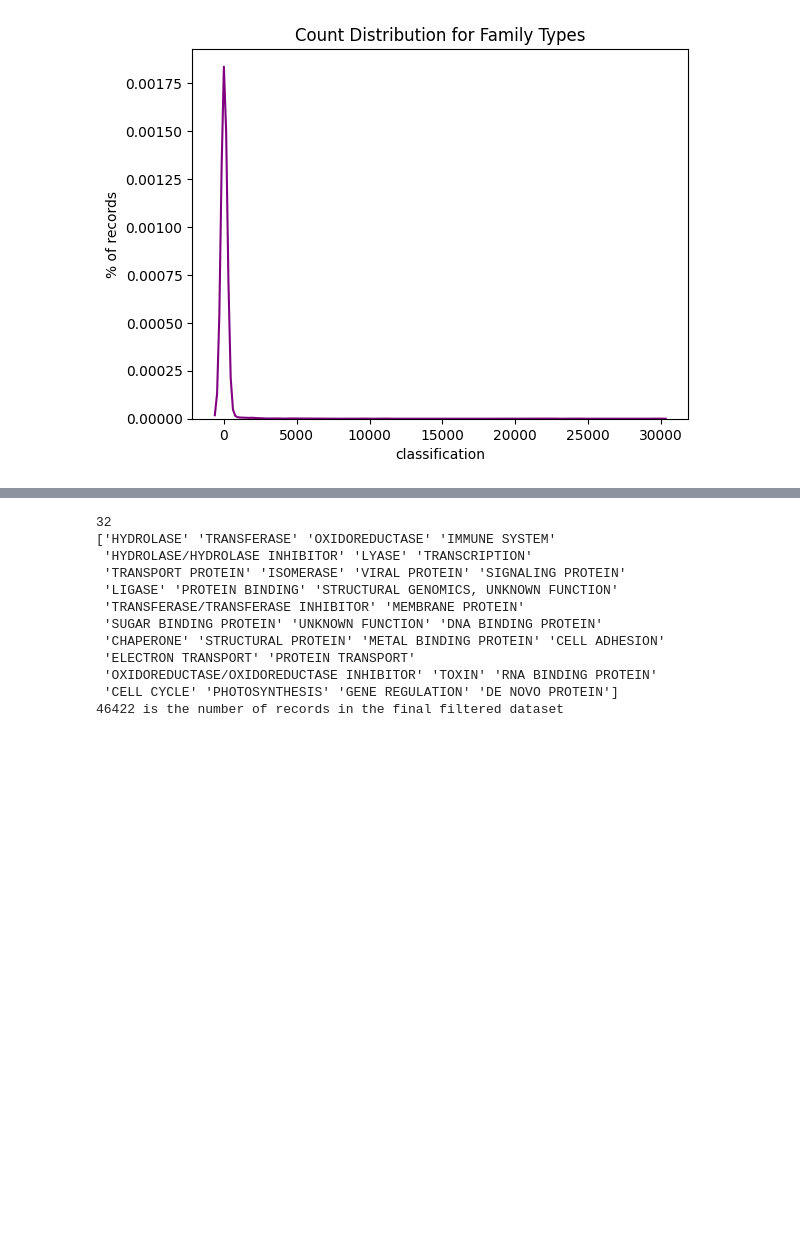
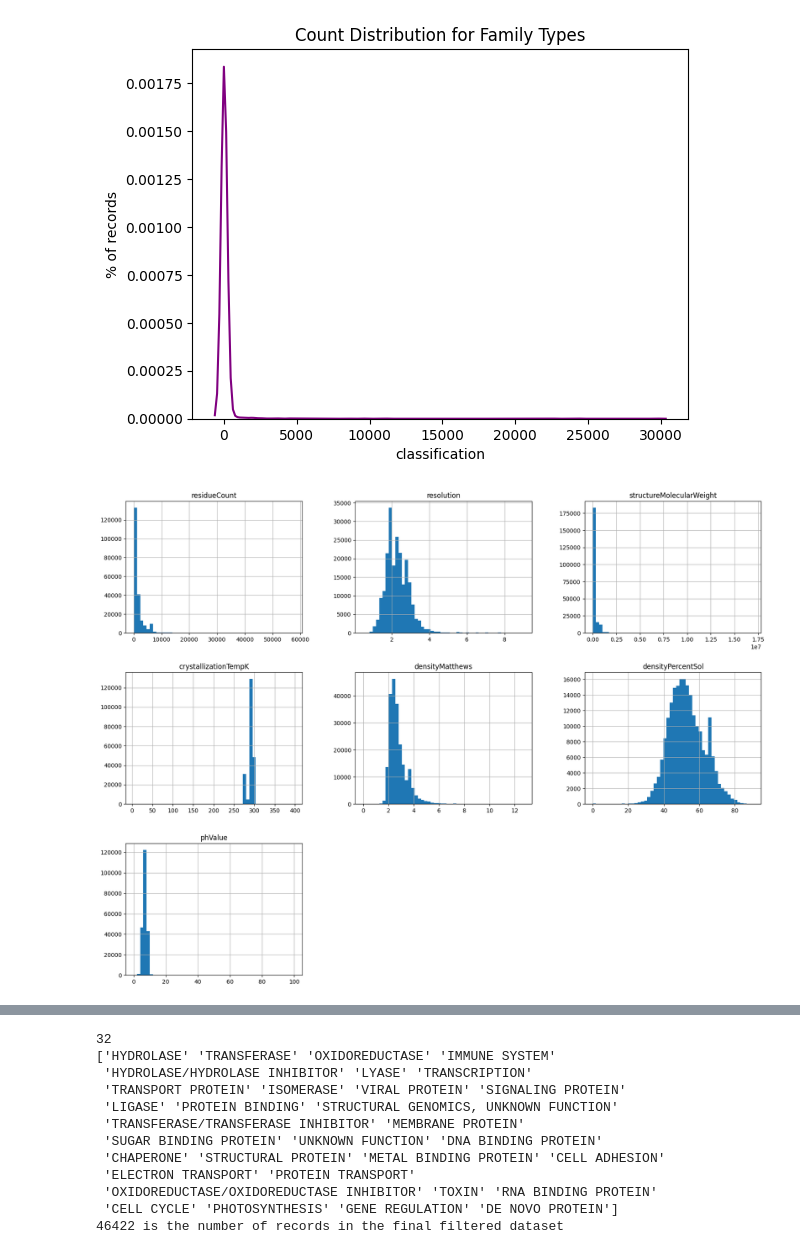
Before and after one commit to Vagarh/University-specialization-in-analytics-and-big-data-IU-DIGITAL, a Jupyter notebook: ML_Prediccion_Protein_Family.ipynb, the cells around one changed output, grey strips where cells are left out. Saved outputs shown, nothing was run; the diff lists cells and outputs as text; code cells hidden in the pictures; blank space fills up the shorter version.

```diff
--- a/ML_Prediccion_Protein_Family.ipynb
+++ b/ML_Prediccion_Protein_Family.ipynb
@@ -256,3 +331,10 @@ https://gist.github.com/mwaskom/de44147ed2974457ad6372750bbe5751
 
   sns.distplot(counts, hist = False, color = 'purple')
 [figure]
+# %%
+%matplotlib inline
+import matplotlib.pyplot as plt
+model_f.hist(bins=50, figsize=(20,15))
+plt.show()
+# %% [output]
+[figure, added]
```
Also changed, not shown: parts of 48 cells of this notebook.
